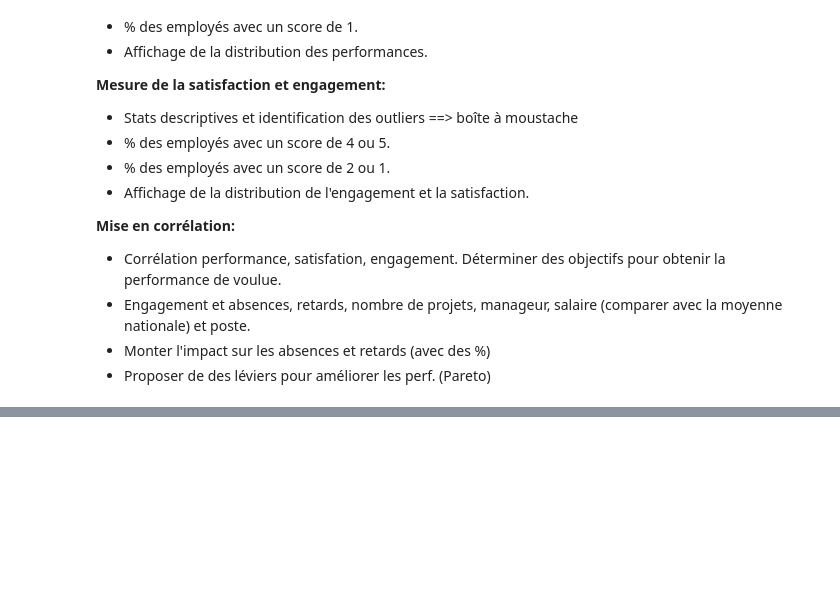
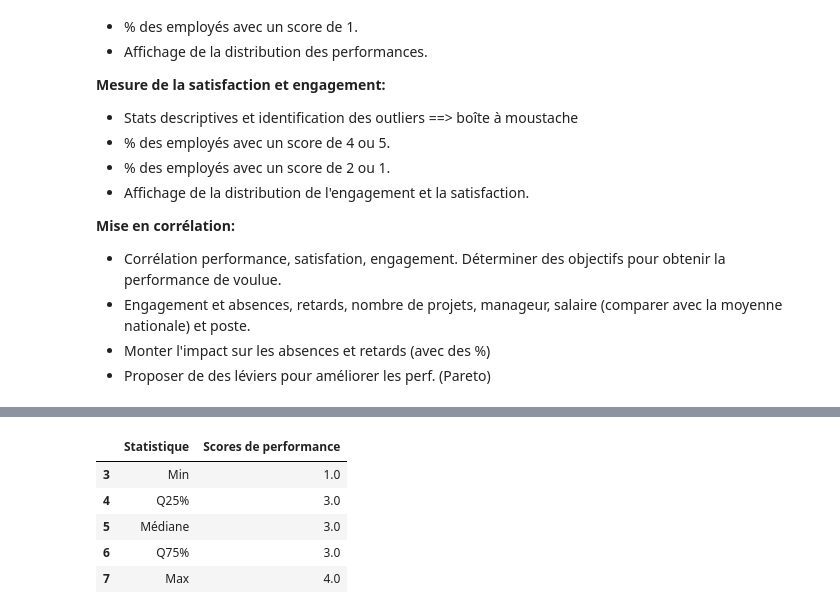
Before and after one commit to Isa31000/Projet-HR-sur-python, a Jupyter notebook: data_processing.ipynb, the cells around one changed output, grey strips where cells are left out. Cells and saved outputs as stored; diff of their text form; code cells hidden in the pictures; blank space fills up the shorter version.

```diff
--- a/data_processing.ipynb
+++ b/data_processing.ipynb
@@ -190,0 +198,20 @@ Passing `palette` without assigning `hue` is deprecated and will be removed in v
+# %%
+#Performance
+perf=data.iloc[:,2:3].describe().round(2)
+perf=perf.reset_index()
+perf=perf.rename(columns={'index':'Statistique', 'PerfScoreID': 'Scores de performance'})
+perf.iloc[3,0]='Min'
+perf.iloc[4,0]='Q25%'
+perf.iloc[5,0]='Médiane'
+perf.iloc[6,0]='Q75%'
+perf.iloc[7,0]='Max'
+perf=perf.drop(index=[0,1,2])
+
+perf
+# %% [output]
+|  | Statistique | Scores de performance |
+| 3 | Min | 1.0 |
+| 4 | Q25% | 3.0 |
+| 5 | Médiane | 3.0 |
+| 6 | Q75% | 3.0 |
+| 7 | Max | 4.0 |
```
Also changed, not shown: parts of 16 cells of this notebook, 2 other files.
